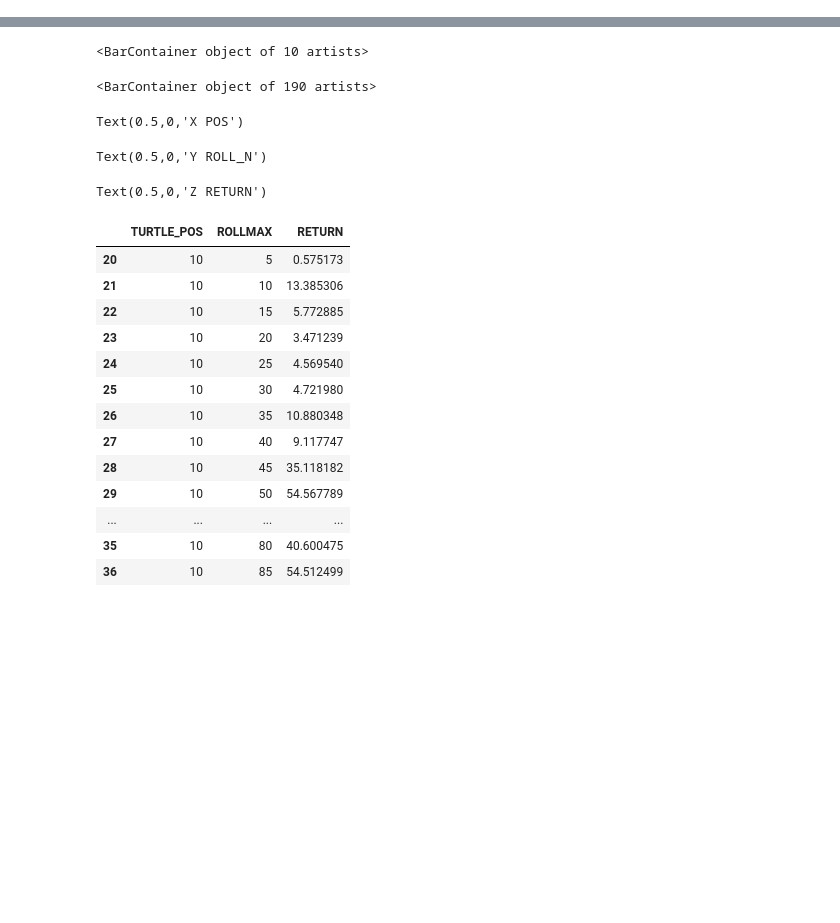
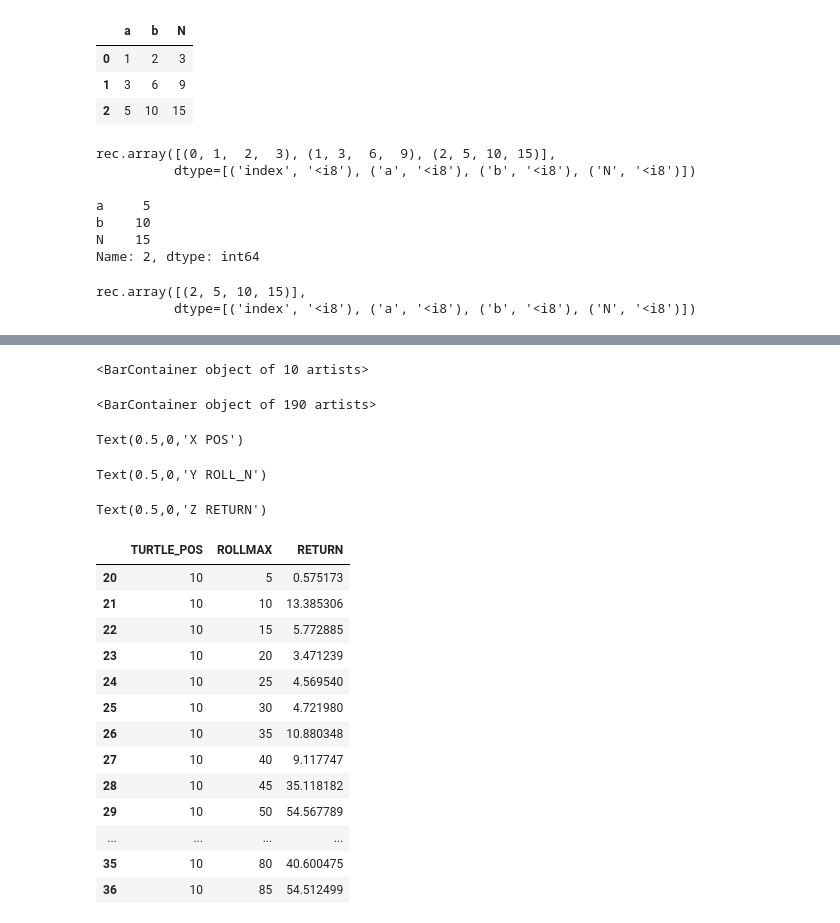
Before and after one commit to dxcv/ML4M, a Jupyter notebook: notebook/test.ipynb, the cells around one changed output, grey strips where cells are left out. Drawn from its saved outputs; the diff is of its cells as text; code cells hidden in the pictures; blank space fills up the shorter version.

```diff
--- a/notebook/test.ipynb
+++ b/notebook/test.ipynb
@@ -7,3 +7,44 @@ import empyrical as emp
 
 from IPython.core.interactiveshell import InteractiveShell
 InteractiveShell.ast_node_interactivity = 'all'
+# %%
+@numba.jit
+def test(df, idx):
+    return df.loc[idx]
+
+@numba.jit
+def test2(df, idx):
+    arr = df.to_records(index=True)
+    return arr[arr.index==idx]
+
+df = pd.DataFrame(columns=['a', 'b', 'N'], data=[[1, 2, 3], [3, 6, 9], [5, 10, 15]]*1)
+# %timeit test(df, 2)
+# %timeit df.loc[2]
+arr = df.to_records(index=True)
+df
+arr
+df.loc[2]
+arr[arr.index==2]
+%timeit df.loc[2]
+%timeit df.to_records(index=True)
+%timeit arr[arr.index==2]
+# %timeit test2(df, 2)
+d = df.loc[2]
+ar = arr[arr.index==2]
+%timeit 2 in df.index
+%timeit 2 in arr.index
+%timeit d.a > d.N
+%timeit ar.a > ar.N
+# %% [output]
+|  | a | b | N |
+| 0 | 1 | 2 | 3 |
+| 1 | 3 | 6 | 9 |
+| 2 | 5 | 10 | 15 |
+rec.array([(0, 1,  2,  3), (1, 3,  6,  9), (2, 5, 10, 15)],
+          dtype=[('index', '<i8'), ('a', '<i8'), ('b', '<i8'), ('N', '<i8')])
+a     5
+b    10
+N    15
+Name: 2, dtype: int64
+rec.array([(2, 5, 10, 15)],
+          dtype=[('index', '<i8'), ('a', '<i8'), ('b', '<i8'), ('N', '<i8')])
```
Also changed, not shown: parts of 1 cell of this notebook, 1 other file.
